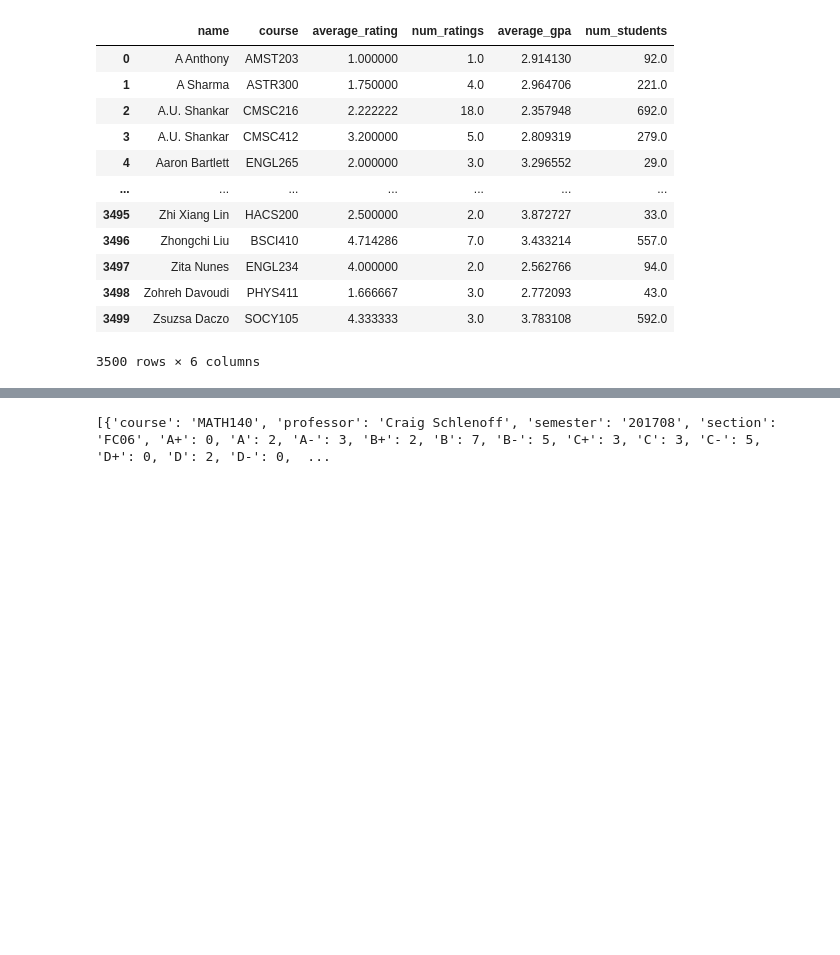
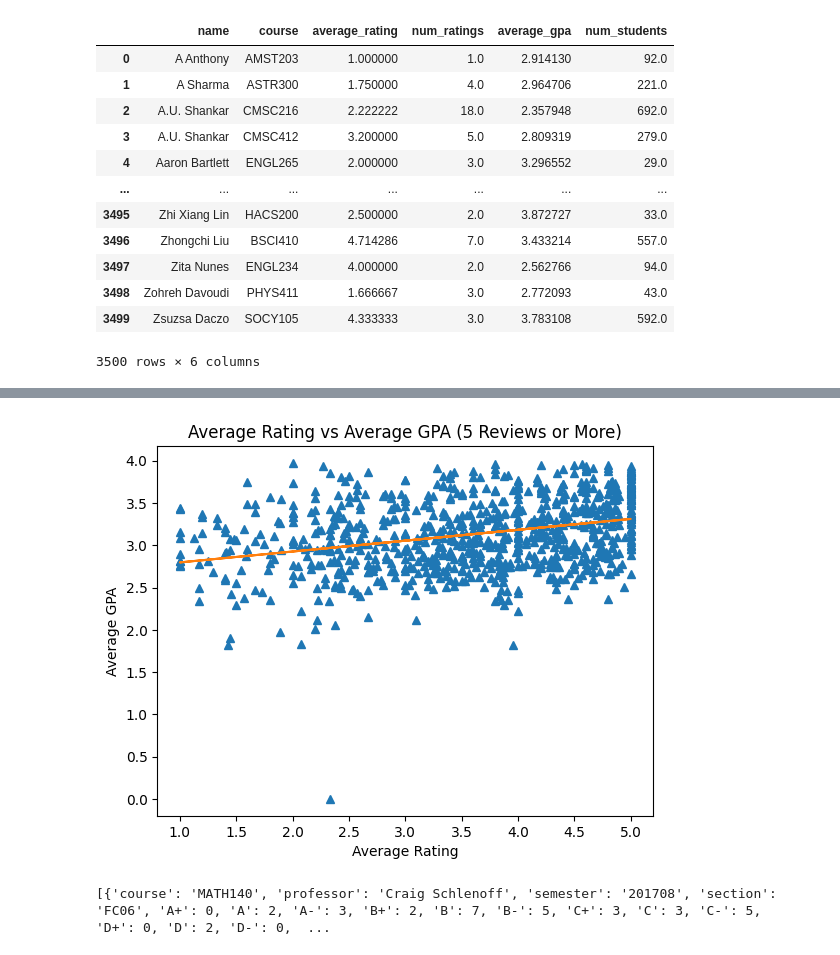
Before and after one commit to aaronl1661/teacherSalaryAnalysis, a Jupyter notebook: grades_reviews/grades_reviews.ipynb, the cells around one changed output, grey strips where cells are left out. Cells and saved outputs as stored; diff of their text form; code cells hidden in the pictures; blank space fills up the shorter version.

```diff
--- a/grades_reviews/grades_reviews.ipynb
+++ b/grades_reviews/grades_reviews.ipynb
@@ -280,7 +265,12 @@ count = 0
 
 for index, row in both_averages_df.iterrows():
     if both_averages_df.at[index, "num_ratings"] >= 5:
-        five_or_more_df.loc[count] = both_averages_df.loc[index].copy()
+        five_or_more_df.at[count, "name"] = both_averages_df.at[index, "name"]
+        five_or_more_df.at[count, "course"] = both_averages_df.at[index, "course"]
+        five_or_more_df.at[count, "average_rating"] = both_averages_df.at[index, "average_rating"]
+        five_or_more_df.at[count, "num_ratings"] = both_averages_df.at[index, "num_ratings"]
+        five_or_more_df.at[count, "average_gpa"] = both_averages_df.at[index, "average_gpa"]
+        five_or_more_df.at[count, "num_students"] = both_averages_df.at[index, "num_students"]
         count = count + 1
 
 five_or_more_df
@@ -289,3 +291,19 @@ ValueError: cannot set a frame with no defined columns
+# %%
+x = five_or_more_df["average_rating"]
+y = five_or_more_df["average_gpa"]
+reg = linear_model.LinearRegression()
+x_train = [[x] for x in five_or_more_df["average_rating"].values]
+y_train = [[y] for y in five_or_more_df["average_gpa"].values]
+regfit = reg.fit(x_train, y_train)
+y_pred = reg.predict(x_train)
+plt.plot(x, y, "^")
+plt.plot(x_train,y_pred)
+plt.title("Average Rating vs Average GPA (5 Reviews or More)")
+plt.ylabel("Average GPA")
+plt.xlabel("Average Rating")
+plt.show()
+# %% [output]
+[figure, added]
 # %%
 r = requests.get("https://planetterp.com/api/v1/grades", params = {"offset":0, "reviews": "true", "limit":100, "course":"MATH140", "professor":"Craig Schlenoff"},)
 print(r.json())
```
Also changed, not shown: parts of 3 cells of this notebook.
